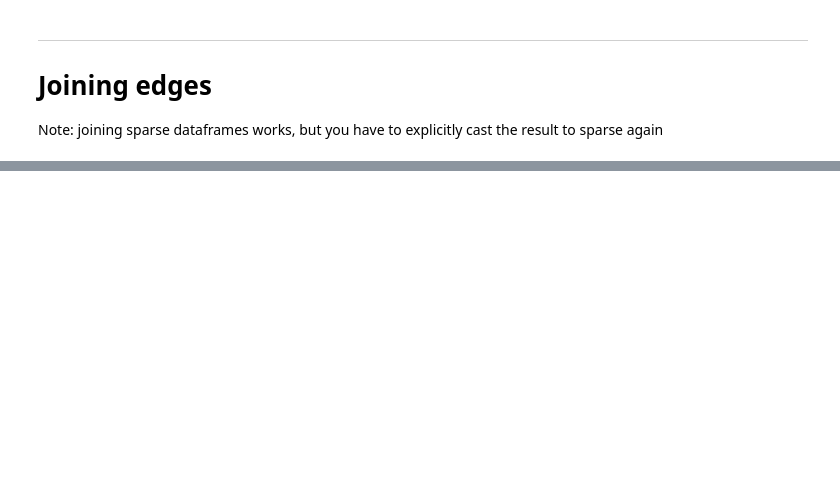
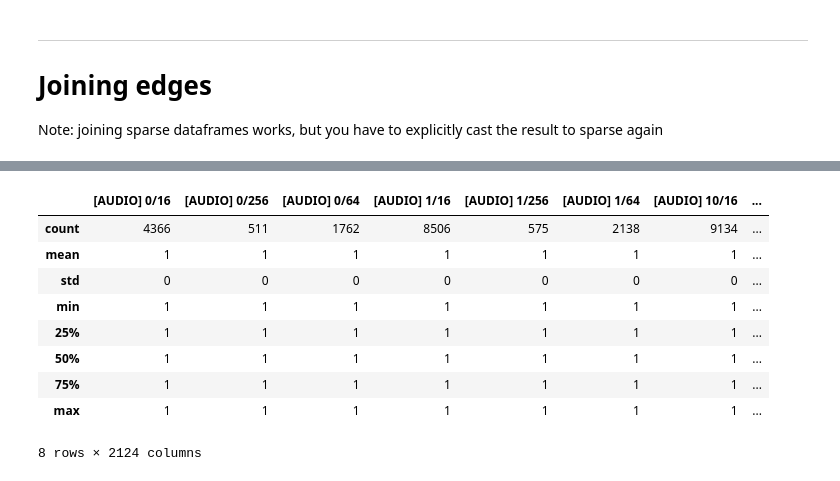
Before and after one commit to bmcfee/playlist_recommender, a Jupyter notebook: code/notebooks/02 - Hypergraph construction.ipynb, the cells around one changed output, grey strips where cells are left out. Cells and saved outputs as stored; diff of their text form; code cells hidden in the pictures; blank space fills up the shorter version.

Commit message:
checking in notebooks for data splitting, graph construction

```diff
--- a/code/notebooks/02 - Hypergraph construction.ipynb
+++ b/code/notebooks/02 - Hypergraph construction.ipynb
@@ -269,0 +205,6 @@ H_decade.to_pickle('/home/bmcfee/git/playlist_recommender/data/edges/era_decade.
+# %%
+H_uniform = pd.read_pickle('/home/bmcfee/git/playlist_recommender/data/edges/uniform.pickle')
+H_tags = pd.read_pickle('/home/bmcfee/git/playlist_recommender/data/edges/tags.pickle')
+H_year = pd.read_pickle('/home/bmcfee/git/playlist_recommender/data/edges/era_year.pickle')
+H_decade = pd.read_pickle('/home/bmcfee/git/playlist_recommender/data/edges/era_decade.pickle')
+H_audio = pd.read_pickle('/home/bmcfee/git/playlist_recommender/data/edges/audio.pickle')
@@ -301,2 +271,6 @@ Note: joining sparse dataframes works, but you have to explicitly cast the resul
 # %%
-H_all = H_uniform.join(H_small, how='outer').to_sparse()
+H_all = H_uniform.join(H_tags,
+                       how='outer').join(H_year,
+                                         how='outer').join(H_decade,
+                                                           how='outer').join(H_audio,
+                                                                             how='outer').to_sparse()
@@ -304,0 +392,13 @@ NameError: name 'H_uniform' is not defined
+# %%
+H_all.describe()
+# %% [output]
+|  | [AUDIO] 0/16 | [AUDIO] 0/256 | [AUDIO] 0/64 | [AUDIO] 1/16 | [AUDIO] 1/256 | [AUDIO] 1/64 | [AUDIO] 10/16 | ... |
+| count | 4366 | 511 | 1762 | 8506 | 575 | 2138 | 9134 | ... |
+| mean | 1 | 1 | 1 | 1 | 1 | 1 | 1 | ... |
+| std | 0 | 0 | 0 | 0 | 0 | 0 | 0 | ... |
+| min | 1 | 1 | 1 | 1 | 1 | 1 | 1 | ... |
+| 25% | 1 | 1 | 1 | 1 | 1 | 1 | 1 | ... |
+| 50% | 1 | 1 | 1 | 1 | 1 | 1 | 1 | ... |
+| 75% | 1 | 1 | 1 | 1 | 1 | 1 | 1 | ... |
+| max | 1 | 1 | 1 | 1 | 1 | 1 | 1 | ... |
+8 rows × 2124 columns
```
Also changed, not shown: parts of 57 cells of this notebook, 2 other files.
